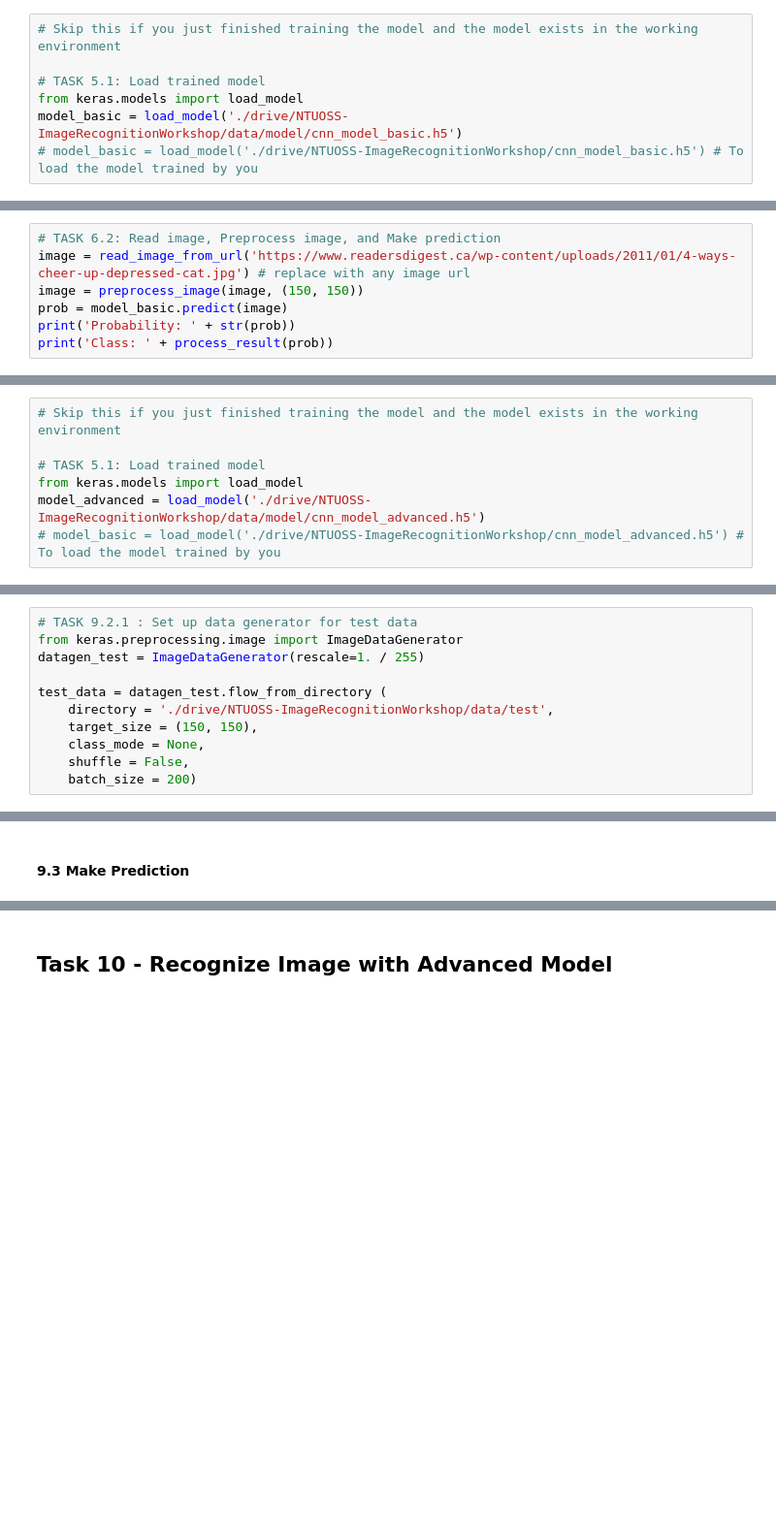
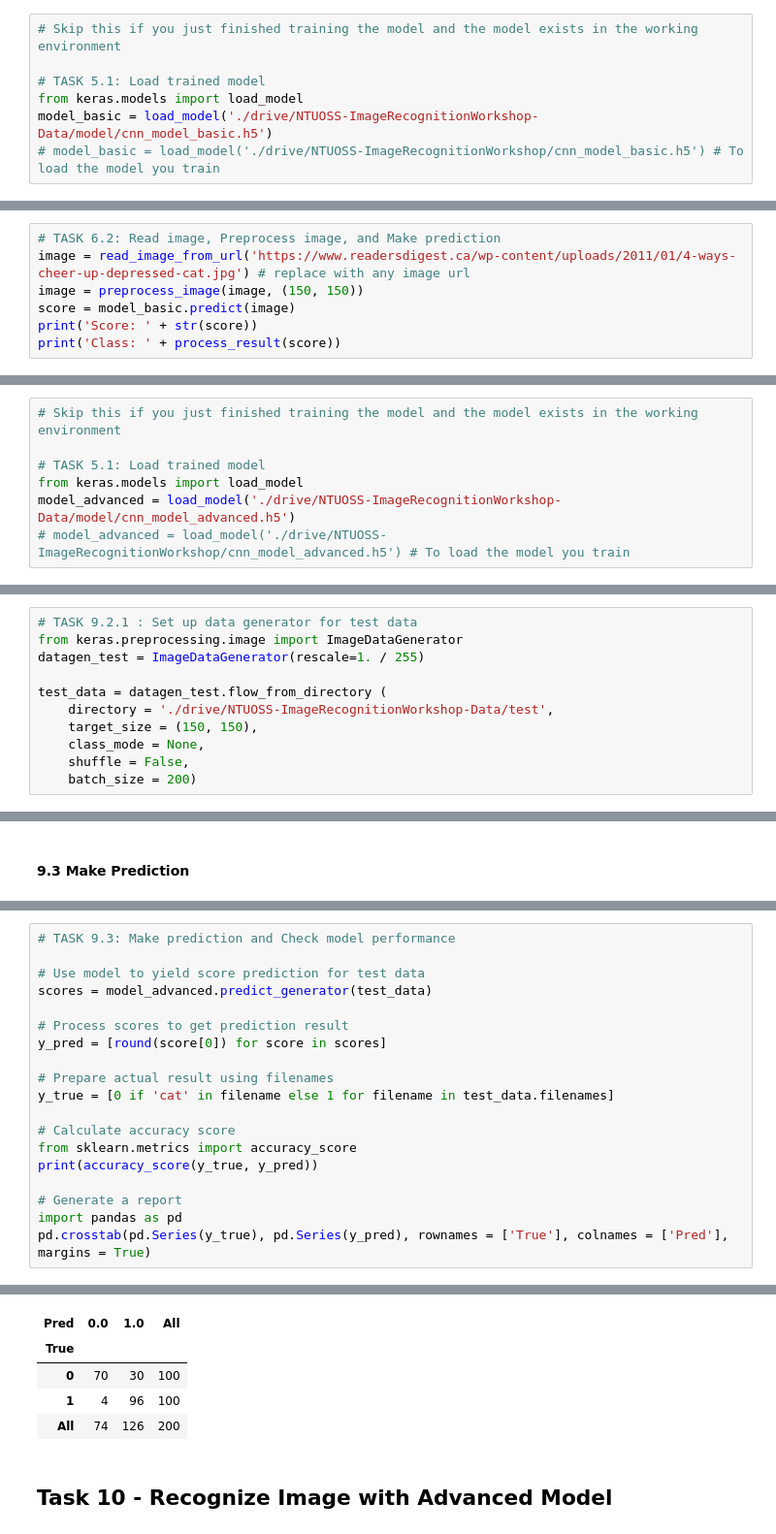
Before and after one commit to anqitu/NTUOSS-ImageRecognitionWorkshop, a Jupyter notebook: completed/workshop_completed.ipynb, the cells around one changed output, grey strips where cells are left out. Shown at 97% size. Saved outputs shown, nothing was run; the diff lists cells and outputs as text; blank space fills up the shorter version.

Commit message:
modify workshop_completed

```diff
--- a/completed/workshop_completed.ipynb
+++ b/completed/workshop_completed.ipynb
@@ -151,8 +176,8 @@ print("It takes {:.2f} min to train the model".format((time.time() - train_start
 
 # TASK 5.1: Load trained model
 from keras.models import load_model
-model_basic = load_model('./drive/NTUOSS-ImageRecognitionWorkshop/data/model/cnn_model_basic.h5')
-# model_basic = load_model('./drive/NTUOSS-ImageRecognitionWorkshop/cnn_model_basic.h5') # To load the model trained by you
+model_basic = load_model('./drive/NTUOSS-ImageRecognitionWorkshop-Data/model/cnn_model_basic.h5')
+# model_basic = load_model('./drive/NTUOSS-ImageRecognitionWorkshop/cnn_model_basic.h5') # To load the model you train
 # %% [markdown]
 #### 5.2 Generate Test Image Data from Directory
 # %%
@@ -230,6 +272,6 @@ def process_result(prob):
 # TASK 6.2: Read image, Preprocess image, and Make prediction
 image = read_image_from_url('https://www.readersdigest.ca/wp-content/uploads/2011/01/4-ways-cheer-up-depressed-cat.jpg') # replace with any image url
 image = preprocess_image(image, (150, 150))
-prob = model_basic.predict(image)
-print('Probability: ' + str(prob))
-print('Class: ' + process_result(prob))
+score = model_basic.predict(image)
+print('Score: ' + str(score))
+print('Class: ' + process_result(score))
@@ -301,8 +370,8 @@ print("It takes {:.2f} min to train the model".format((time.time() - train_start
 
 # TASK 5.1: Load trained model
 from keras.models import load_model
-model_advanced = load_model('./drive/NTUOSS-ImageRecognitionWorkshop/data/model/cnn_model_advanced.h5')
-# model_basic = load_model('./drive/NTUOSS-ImageRecognitionWorkshop/cnn_model_advanced.h5') # To load the model trained by you
+model_advanced = load_model('./drive/NTUOSS-ImageRecognitionWorkshop-Data/model/cnn_model_advanced.h5')
+# model_advanced = load_model('./drive/NTUOSS-ImageRecognitionWorkshop/cnn_model_advanced.h5') # To load the model you train
 # %% [markdown]
 #### 9.2 Generate Test Image Data from Directory
 # %%
@@ -311,7 +380,7 @@ from keras.preprocessing.image import ImageDataGenerator
 datagen_test = ImageDataGenerator(rescale=1. / 255)
 
 test_data = datagen_test.flow_from_directory (
-    directory = './drive/NTUOSS-ImageRecognitionWorkshop/data/test',
+    directory = './drive/NTUOSS-ImageRecognitionWorkshop-Data/test',
     target_size = (150, 150),
     class_mode = None,
     shuffle = False,
@@ -344,0 +399,20 @@ pd.crosstab(pd.Series(y_true), pd.Series(y_pred), rownames = ['True'], colnames
+# %%
+# TASK 9.3: Make prediction and Check model performance
+
+# Use model to yield score prediction for test data
+scores = model_advanced.predict_generator(test_data)
+
+# Process scores to get prediction result
+y_pred = [round(score[0]) for score in scores]
+
+# Prepare actual result using filenames
+y_true = [0 if 'cat' in filename else 1 for filename in test_data.filenames]
+
+# Calculate accuracy score
+from sklearn.metrics import accuracy_score
+print(accuracy_score(y_true, y_pred))
+
+# Generate a report
+import pandas as pd
+pd.crosstab(pd.Series(y_true), pd.Series(y_pred), rownames = ['True'], colnames = ['Pred'], margins = True)
+# %% [output]
@@ -345,3 +420,8 @@ pd.crosstab(pd.Series(y_true), pd.Series(y_pred), rownames = ['True'], colnames
+| Pred | 0.0 | 1.0 | All |
+| True |  |  |  |
+| 0 | 70 | 30 | 100 |
+| 1 | 4 | 96 | 100 |
+| All | 74 | 126 | 200 |
 # %% [markdown]
 ## Task 10 - Recognize Image with Advanced Model
 # %% [markdown]
```
Also changed, not shown: parts of 33 cells of this notebook.
